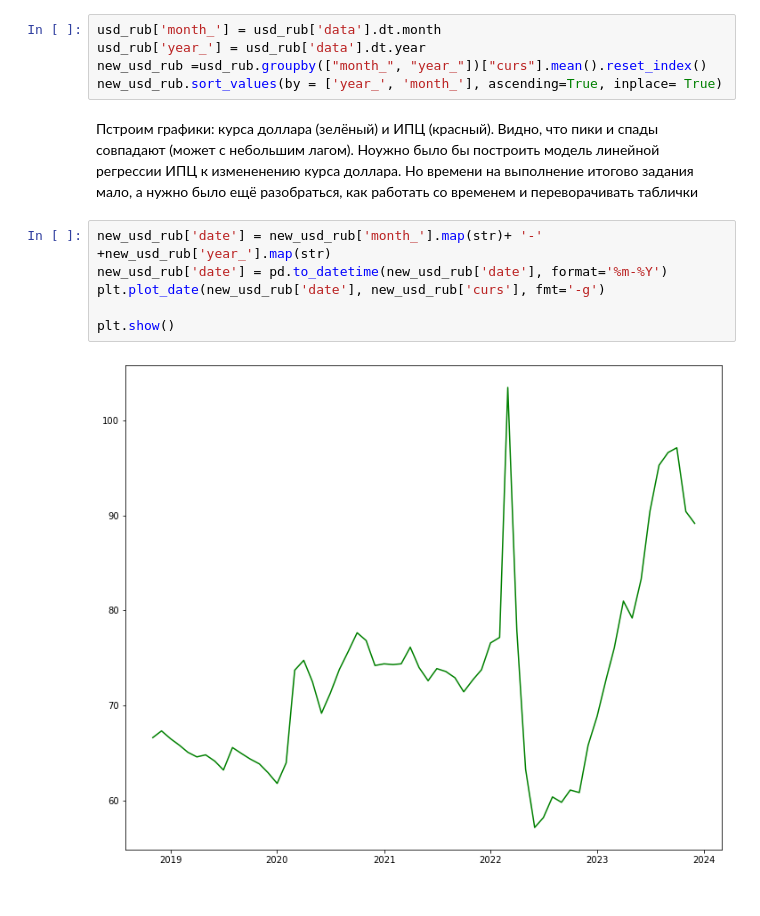
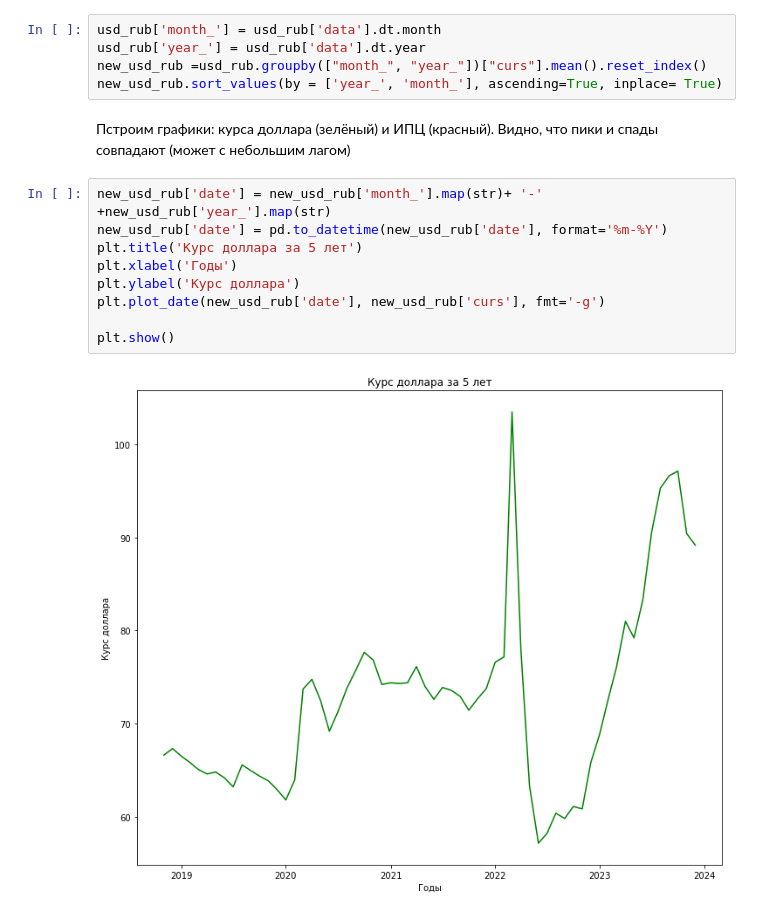
Before and after one commit to MBallod/Netologia_DS_Homeworks, a Jupyter notebook: FinaLHW_DS_Ballod.ipynb, the cells around one changed output. Saved outputs shown, nothing was run; the diff lists cells and outputs as text.

```diff
--- a/FinaLHW_DS_Ballod.ipynb
+++ b/FinaLHW_DS_Ballod.ipynb
@@ -72,12 +52,15 @@ usd_rub['year_'] = usd_rub['data'].dt.year
 new_usd_rub =usd_rub.groupby(["month_", "year_"])["curs"].mean().reset_index()
 new_usd_rub.sort_values(by = ['year_', 'month_'], ascending=True, inplace= True)
 # %% [markdown]
-Пстроим графики: курса доллара (зелёный) и ИПЦ (красный). Видно, что пики и спады совпадают (может с небольшим лагом). Ноужно было бы построить модель линейной регрессии ИПЦ к измененению курса доллара. Но времени на выполнение итогово задания мало, а нужно было ещё разобраться, как работать со временем и переворачивать таблички
+Пстроим графики: курса доллара (зелёный) и ИПЦ (красный). Видно, что пики и спады совпадают (может с небольшим лагом)
 # %%
 new_usd_rub['date'] = new_usd_rub['month_'].map(str)+ '-' +new_usd_rub['year_'].map(str)
 new_usd_rub['date'] = pd.to_datetime(new_usd_rub['date'], format='%m-%Y')
+plt.title('Курс доллара за 5 лет')
+plt.xlabel('Годы')
+plt.ylabel('Курс доллара')
 plt.plot_date(new_usd_rub['date'], new_usd_rub['curs'], fmt='-g')
 
 plt.show()
 # %% [output]
-[figure, old version]
+[figure, new version]
```
Also changed, not shown: parts of 9 cells of this notebook, 2 other files.
